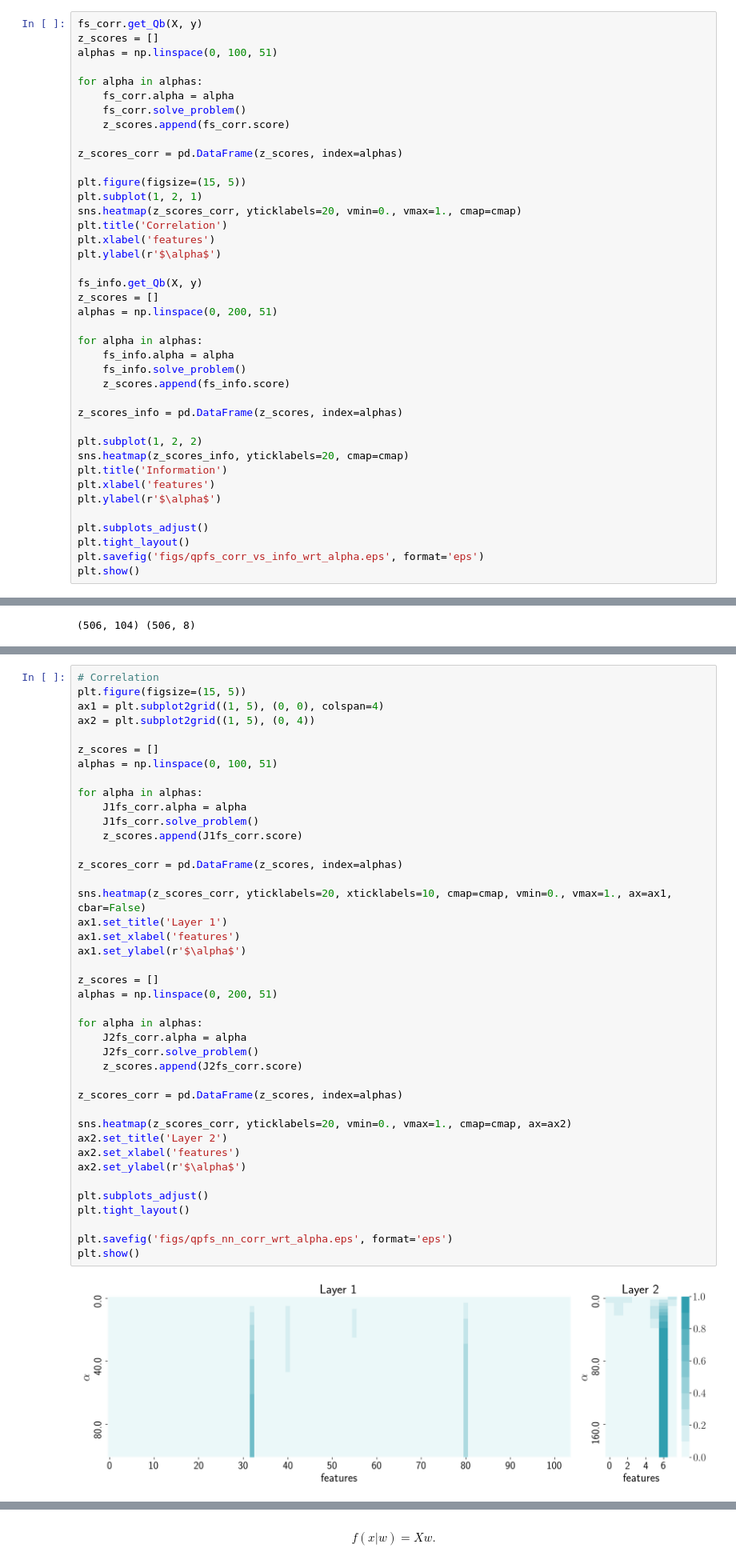
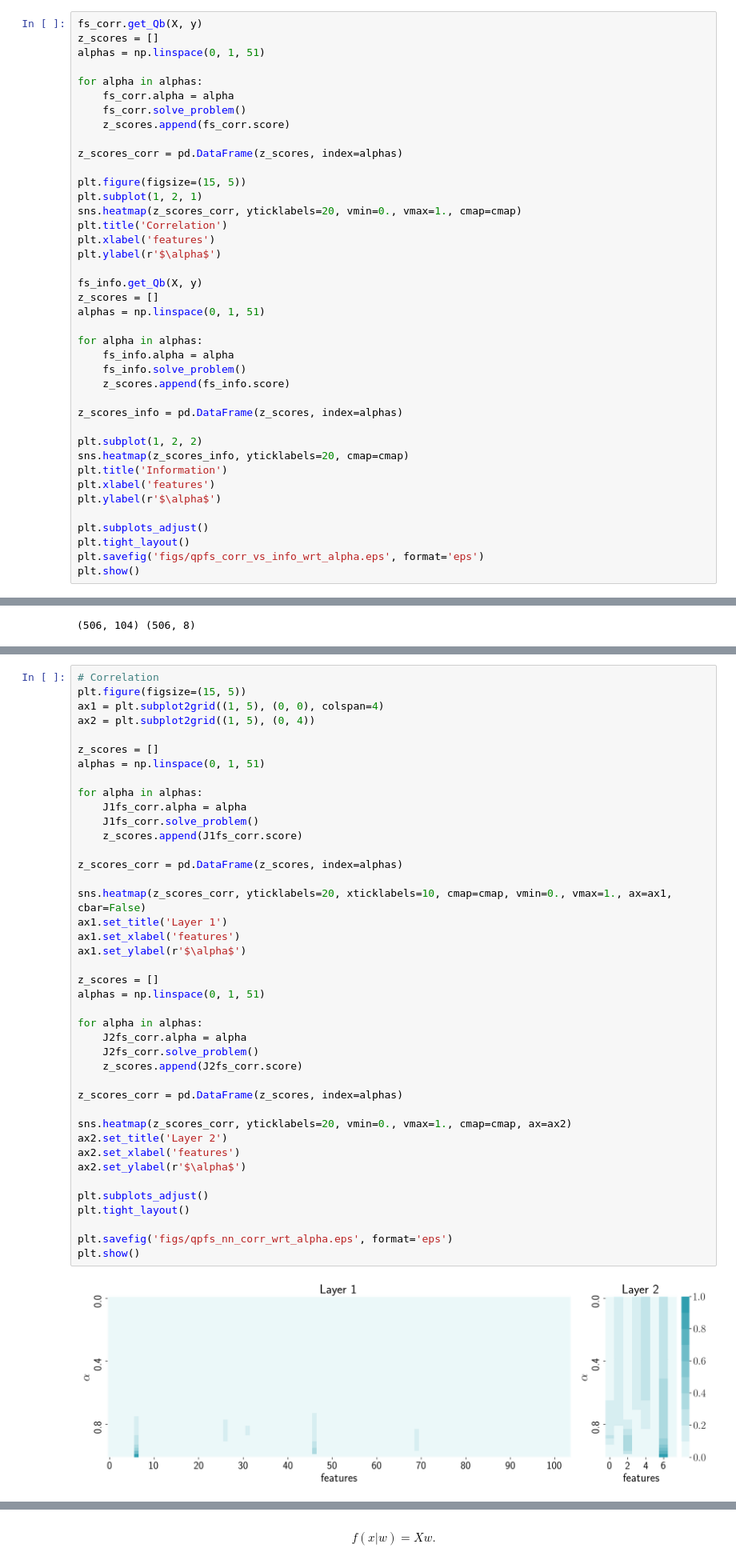
Before and after one commit to Intelligent-Systems-Phystech/2018-Isachenko-QPFSNewton, a Jupyter notebook: code/NNQPFS_v1.ipynb, the cells around one changed output, grey strips where cells are left out. Shown at 80% size. Drawn from its saved outputs; the diff is of its cells as text.

```diff
--- a/code/NNQPFS_v1.ipynb
+++ b/code/NNQPFS_v1.ipynb
@@ -75,7 +75,7 @@ plt.show()
 # %%
 fs_corr.get_Qb(X, y)
 z_scores = []
-alphas = np.linspace(0, 100, 51)
+alphas = np.linspace(0, 1, 51)
 
 for alpha in alphas:
     fs_corr.alpha = alpha
@@ -93,7 +93,7 @@ plt.ylabel(r'$\alpha$')
 
 fs_info.get_Qb(X, y)
 z_scores = []
-alphas = np.linspace(0, 200, 51)
+alphas = np.linspace(0, 1, 51)
 
 for alpha in alphas:
     fs_info.alpha = alpha
@@ -242,42 +242,42 @@ ax1 = plt.subplot2grid((1, 5), (0, 0), colspan=4)
 ax2 = plt.subplot2grid((1, 5), (0, 4))
 
 z_scores = []
-alphas = np.linspace(0, 100, 51)
+alphas = np.linspace(0, 1, 51)
 
 for alpha in alphas:
     J1fs_corr.alpha = alpha
     J1fs_corr.solve_problem()
     z_scores.append(J1fs_corr.score)
 
 z_scores_corr = pd.DataFrame(z_scores, index=alphas)
 
 sns.heatmap(z_scores_corr, yticklabels=20, xticklabels=10, cmap=cmap, vmin=0., vmax=1., ax=ax1, cbar=False)
 ax1.set_title('Layer 1')
 ax1.set_xlabel('features')
 ax1.set_ylabel(r'$\alpha$')
 
 z_scores = []
-alphas = np.linspace(0, 200, 51)
+alphas = np.linspace(0, 1, 51)
 
 for alpha in alphas:
     J2fs_corr.alpha = alpha
     J2fs_corr.solve_problem()
     z_scores.append(J2fs_corr.score)
 
 z_scores_corr = pd.DataFrame(z_scores, index=alphas)
 
 sns.heatmap(z_scores_corr, yticklabels=20, vmin=0., vmax=1., cmap=cmap, ax=ax2)
 ax2.set_title('Layer 2')
 ax2.set_xlabel('features')
 ax2.set_ylabel(r'$\alpha$')
 
 plt.subplots_adjust()
 plt.tight_layout()
 
 plt.savefig('figs/qpfs_nn_corr_wrt_alpha.eps', format='eps')
 plt.show()
 # %% [output]
-[figure, old version]
+[figure, new version]
 # %%
 plt.figure(figsize=(15, 5))
 ax1 = plt.subplot2grid((1, 5), (0, 0), colspan=4)
```
Also changed, not shown: parts of 30 cells of this notebook, 20 other files.
